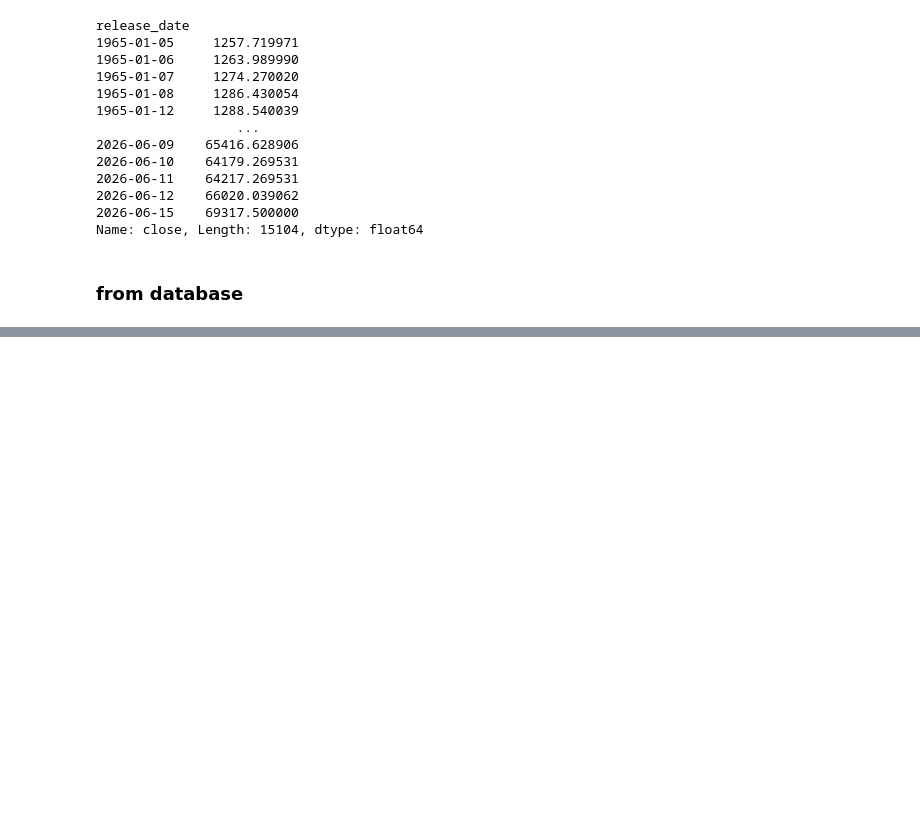
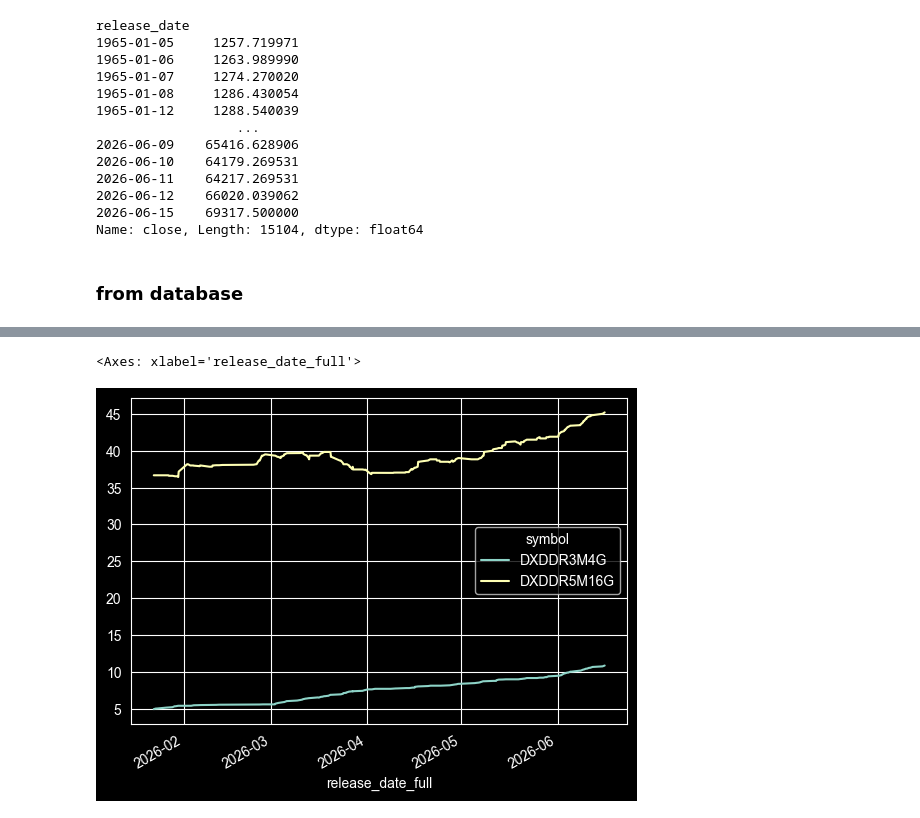
Before and after one commit to Tommylee1013/FinancialData, a Jupyter notebook: Notes/data_valid.ipynb, the cells around one changed output, grey strips where cells are left out. Drawn from its saved outputs; the diff is of its cells as text; code cells hidden in the pictures; blank space fills up the shorter version.

```diff
--- a/Notes/data_valid.ipynb
+++ b/Notes/data_valid.ipynb
@@ -403,0 +332,10 @@ freights.get_series(symbols = ['BDI','BAI00','WCI'], index_set = 'release_date')
+# %%
+industry.get_components_series(
+    symbols = ['DXDDR5M16G','DXDDR3M4G'],
+    index_set = 'release_date',
+    full_data = True,
+    tz = 0
+).xs('average', level = 1, axis = 1).plot()
+# %% [output]
+<Axes: xlabel='release_date_full'>
+[figure, added]
```
Also changed, not shown: parts of 14 cells of this notebook, 8 other files.
